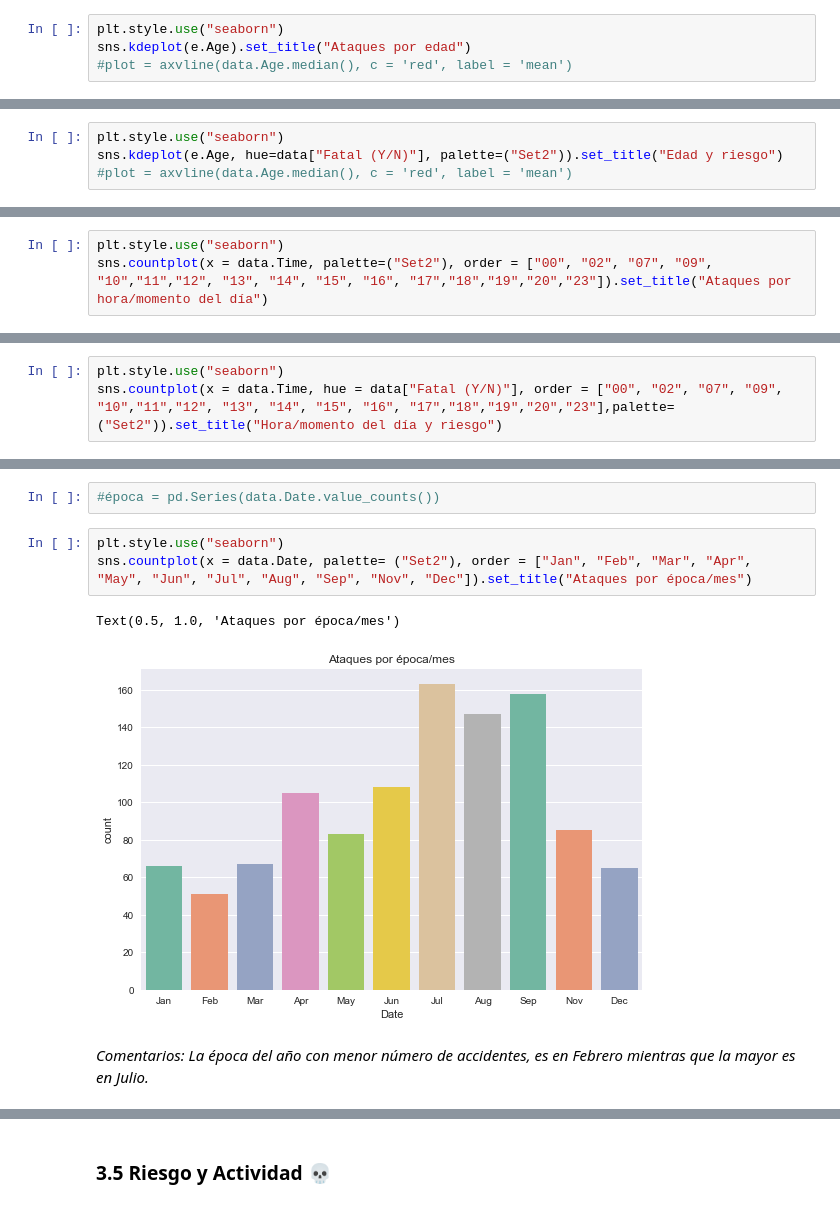
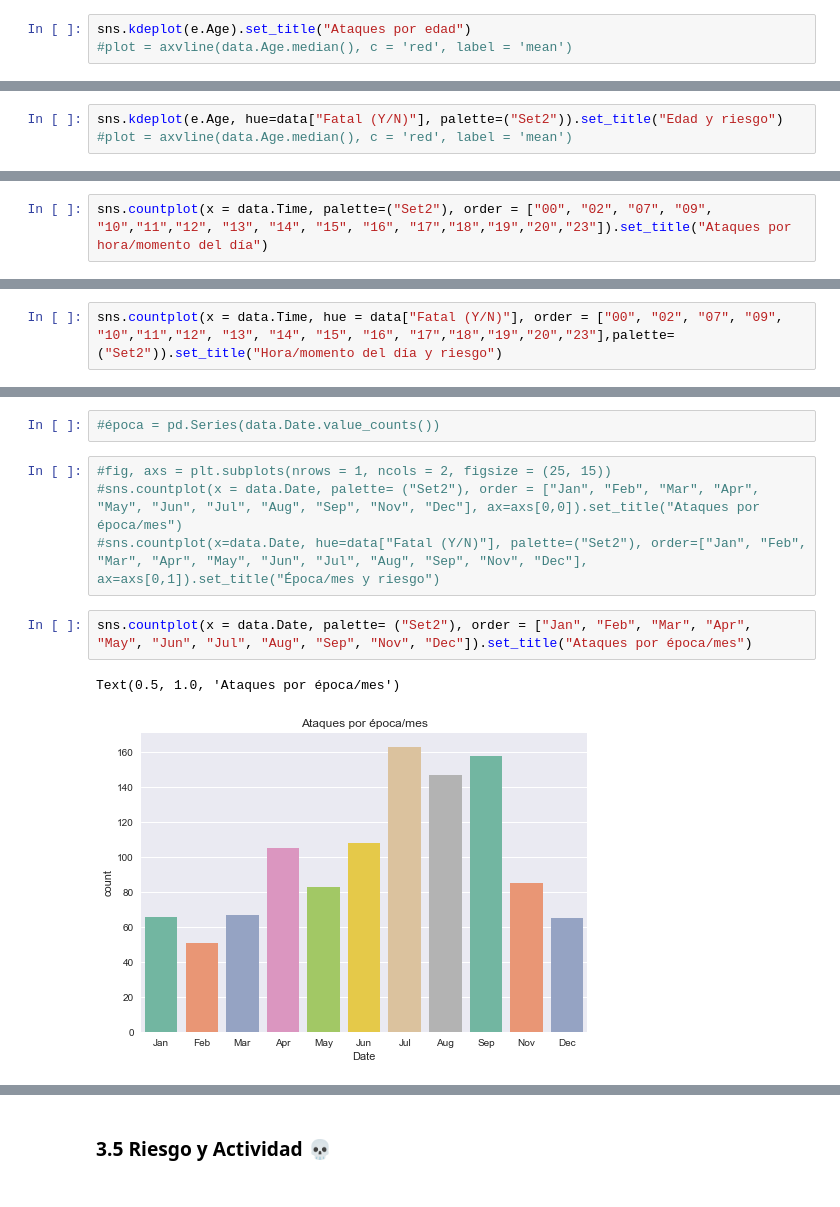
Before and after one commit to olaya-marques/p1-shark-attack, a Jupyter notebook: 2. Data_Visualization.ipynb, the cells around one changed output, grey strips where cells are left out. Saved outputs shown, nothing was run; the diff lists cells and outputs as text.

```diff
--- a/2. Data_Visualization.ipynb
+++ b/2. Data_Visualization.ipynb
@@ -114,5 +126,4 @@ e = data[data["Age"]>0]
 # %%
-plt.style.use("seaborn")
 sns.kdeplot(e.Age).set_title("Ataques por edad")
 #plot = axvline(data.Age.median(), c = 'red', label = 'mean')
 # %% [output]
@@ -121,5 +132,4 @@ Text(0.5, 1.0, 'Ataques por edad')
 # %%
-plt.style.use("seaborn")
 sns.kdeplot(e.Age, hue=data["Fatal (Y/N)"], palette=("Set2")).set_title("Edad y riesgo")
 #plot = axvline(data.Age.median(), c = 'red', label = 'mean')
 # %% [output]
@@ -158,5 +176,4 @@ Se pretende escoger el momento del día y mes que reporte menos accidentes para
 # %%
-plt.style.use("seaborn")
 sns.countplot(x = data.Time, palette=("Set2"), order = ["00", "02", "07", "09", "10","11","12", "13", "14", "15", "16", "17","18","19","20","23"]).set_title("Ataques por hora/momento del día")
 # %% [output]
 Text(0.5, 1.0, 'Ataques por hora/momento del día')
@@ -166,5 +181,4 @@ Text(0.5, 1.0, 'Ataques por hora/momento del día')
 # %%
-plt.style.use("seaborn")
 sns.countplot(x = data.Time, hue = data["Fatal (Y/N)"], order = ["00", "02", "07", "09", "10","11","12", "13", "14", "15", "16", "17","18","19","20","23"],palette= ("Set2")).set_title("Hora/momento del día y riesgo")
 # %% [output]
 Text(0.5, 1.0, 'Hora/momento del día y riesgo')
@@ -173,12 +189,13 @@ Text(0.5, 1.0, 'Hora/momento del día y riesgo')
 #### Época
 # %%
 #época = pd.Series(data.Date.value_counts())
+# %%
+#fig, axs = plt.subplots(nrows = 1, ncols = 2, figsize = (25, 15))
+#sns.countplot(x = data.Date, palette= ("Set2"), order = ["Jan", "Feb", "Mar", "Apr", "May", "Jun", "Jul", "Aug", "Sep", "Nov", "Dec"], ax=axs[0,0]).set_title("Ataques por época/mes")
+#sns.countplot(x=data.Date, hue=data["Fatal (Y/N)"], palette=("Set2"), order=["Jan", "Feb", "Mar", "Apr", "May", "Jun", "Jul", "Aug", "Sep", "Nov", "Dec"], ax=axs[0,1]).set_title("Época/mes y riesgo")
 # %%
-plt.style.use("seaborn")
 sns.countplot(x = data.Date, palette= ("Set2"), order = ["Jan", "Feb", "Mar", "Apr", "May", "Jun", "Jul", "Aug", "Sep", "Nov", "Dec"]).set_title("Ataques por época/mes")
 # %% [output]
 Text(0.5, 1.0, 'Ataques por época/mes')
-[figure, old version]
+[figure, new version]
-# %% [markdown]
-*Comentarios: La época del año con menor número de accidentes, es en Febrero mientras que la mayor es en Julio.*
 # %%
```
Also changed, not shown: parts of 25 cells of this notebook.
